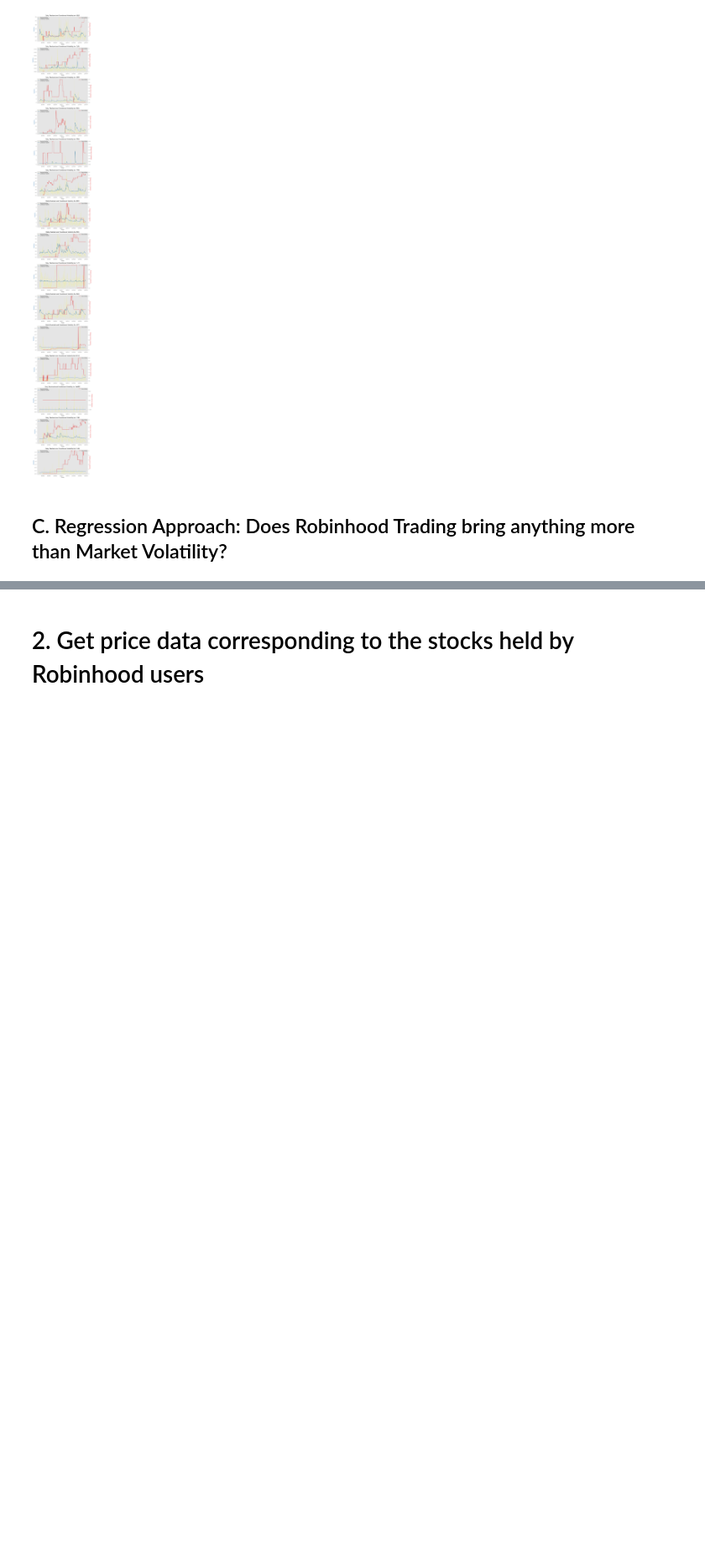
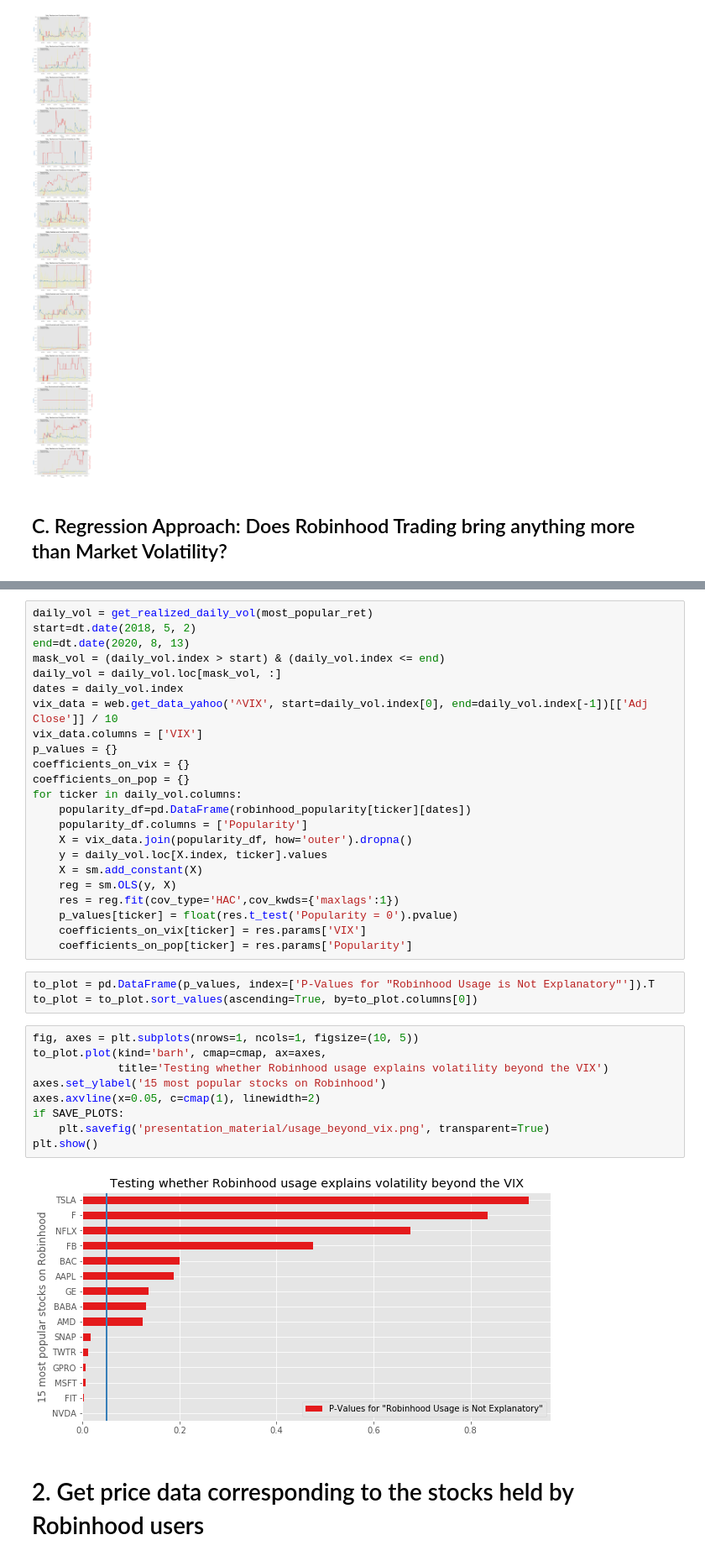
Before and after one commit to GabCaz/robinhoodMarket, a Jupyter notebook: Study of Robinhood Market Impact for Risk Management.ipynb, the cells around one changed output, grey strips where cells are left out. Shown at 84% size. Cells and saved outputs as stored; diff of their text form; blank space fills up the shorter version.

Commit message:
Add VIX regresions for individual stocks

```diff
--- a/Study of Robinhood Market Impact for Risk Management.ipynb
+++ b/Study of Robinhood Market Impact for Risk Management.ipynb
@@ -177,3 +161,40 @@ most_popular_ret
+# %%
+daily_vol = get_realized_daily_vol(most_popular_ret)
+start=dt.date(2018, 5, 2)
+end=dt.date(2020, 8, 13)
+mask_vol = (daily_vol.index > start) & (daily_vol.index <= end)
+daily_vol = daily_vol.loc[mask_vol, :]
+dates = daily_vol.index
+vix_data = web.get_data_yahoo('^VIX', start=daily_vol.index[0], end=daily_vol.index[-1])[['Adj Close']] / 10
+vix_data.columns = ['VIX']
+p_values = {}
+coefficients_on_vix = {}
+coefficients_on_pop = {}
+for ticker in daily_vol.columns:
+    popularity_df=pd.DataFrame(robinhood_popularity[ticker][dates])
+    popularity_df.columns = ['Popularity']
+    X = vix_data.join(popularity_df, how='outer').dropna()
+    y = daily_vol.loc[X.index, ticker].values
+    X = sm.add_constant(X)
+    reg = sm.OLS(y, X)
+    res = reg.fit(cov_type='HAC',cov_kwds={'maxlags':1})
+    p_values[ticker] = float(res.t_test('Popularity = 0').pvalue)
+    coefficients_on_vix[ticker] = res.params['VIX']
+    coefficients_on_pop[ticker] = res.params['Popularity']
+# %%
+to_plot = pd.DataFrame(p_values, index=['P-Values for "Robinhood Usage is Not Explanatory"']).T
+to_plot = to_plot.sort_values(ascending=True, by=to_plot.columns[0])
+# %%
+fig, axes = plt.subplots(nrows=1, ncols=1, figsize=(10, 5))
+to_plot.plot(kind='barh', cmap=cmap, ax=axes,
+             title='Testing whether Robinhood usage explains volatility beyond the VIX')
+axes.set_ylabel('15 most popular stocks on Robinhood')
+axes.axvline(x=0.05, c=cmap(1), linewidth=2)
+if SAVE_PLOTS:
+    plt.savefig('presentation_material/usage_beyond_vix.png', transparent=True)
+plt.show()
+# %% [output]
+[figure, added]
 # %% [markdown]
 # 2. Get price data corresponding to the stocks held by Robinhood users
 # %% [markdown]
```
Also changed, not shown: parts of 1 cell of this notebook, 2 other files.
